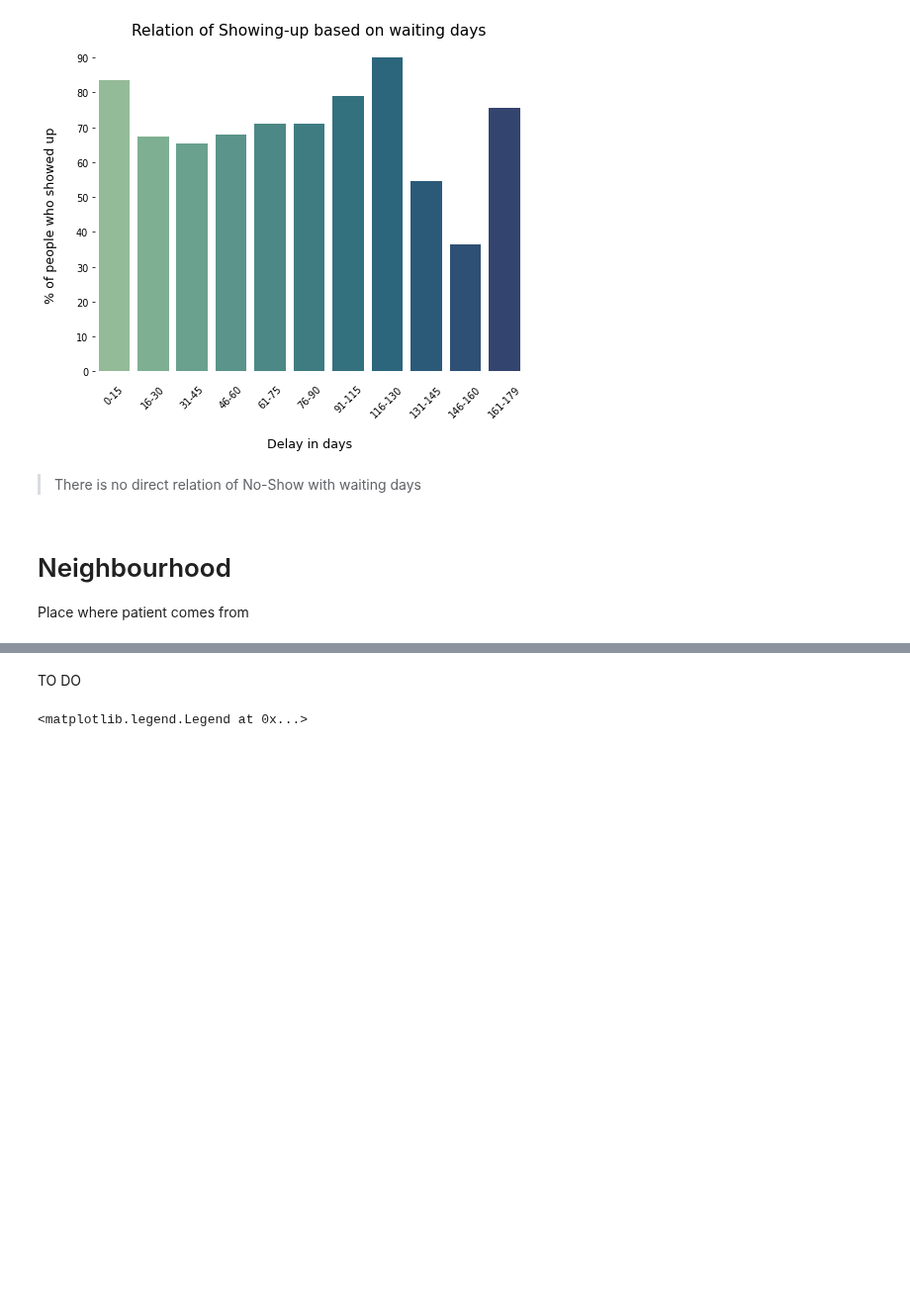
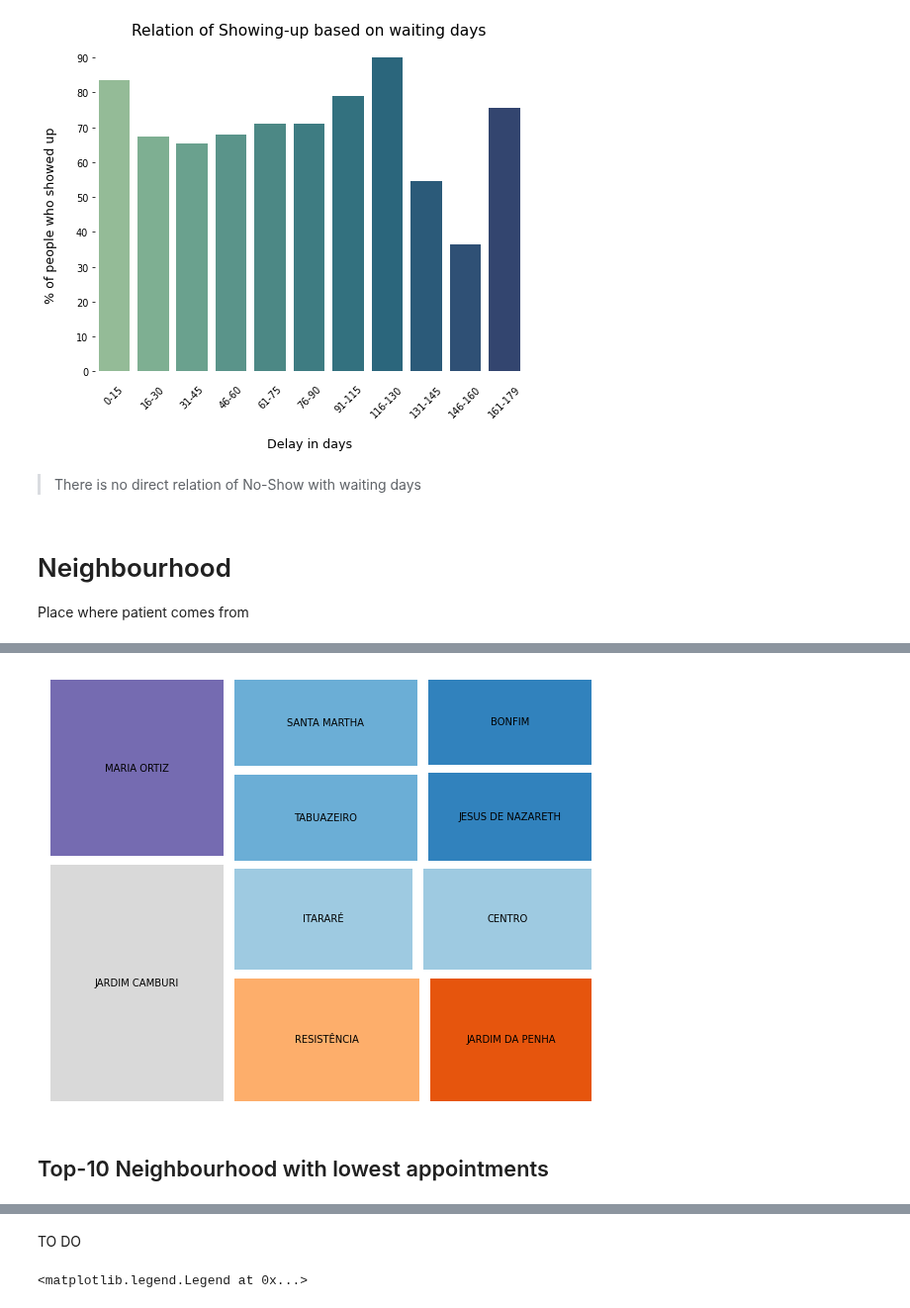
Before and after one commit to dishankkalra23/Medical-Appointment-No-Shows, a Jupyter notebook: Medical_Appointment_No_Shows.ipynb, the cells around one changed output, grey strips where cells are left out. Shown at 99% size. Saved outputs shown, nothing was run; the diff lists cells and outputs as text; code cells hidden in the pictures; blank space fills up the shorter version.

```diff
--- a/Medical_Appointment_No_Shows.ipynb
+++ b/Medical_Appointment_No_Shows.ipynb
@@ -803,0 +842,3 @@ neighbour_df.sample(10)
+# %%
+high_appointment_neigh = neighbour_df.sort_values('total_appointments',ascending=False).head(10)
+high_appointment_neigh
@@ -803,0 +857,20 @@ neighbour_df.sample(10)
+# %%
+def color_squarify(data_frame):
+  cmap = matplotlib.cm.tab20c
+  mini=min(data_frame.total_appointments)
+  maxi=max(data_frame.total_appointments)
+  norm = matplotlib.colors.Normalize(mini,maxi)
+  colors = [cmap(norm(value)) for value in data_frame.total_appointments]
+  return colors
+# %%
+plt.figure(figsize=(10,8))
+squarify.plot(sizes=high_appointment_neigh.total_appointments,
+              label=high_appointment_neigh.neighbourhood,
+              color = color_squarify(high_appointment_neigh),
+              pad=True)
+plt.axis('off')
+plt.show()
+# %% [output]
+[figure, added]
+# %% [markdown]
+## Top-10 Neighbourhood with lowest appointments
```
Also changed, not shown: parts of 25 cells of this notebook.
